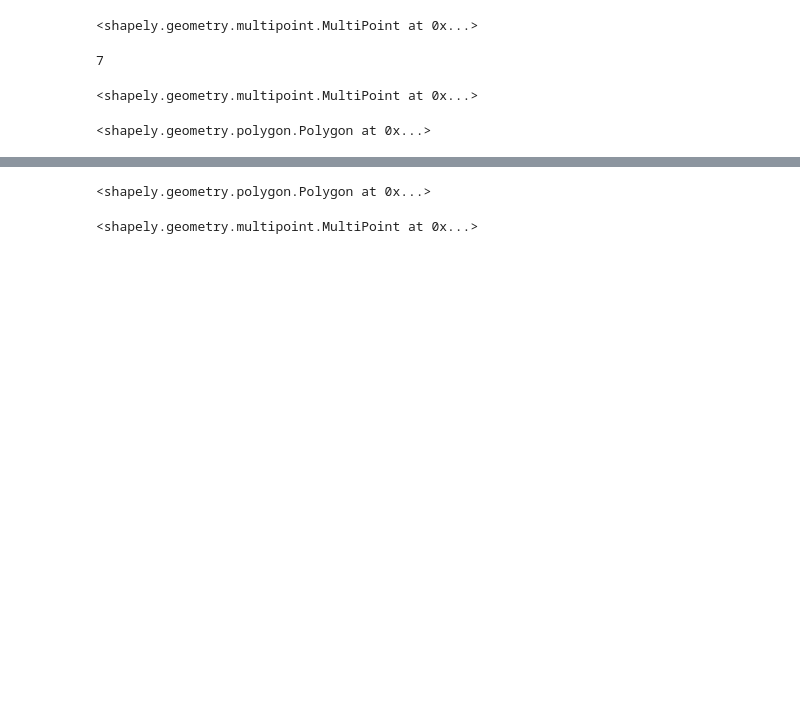
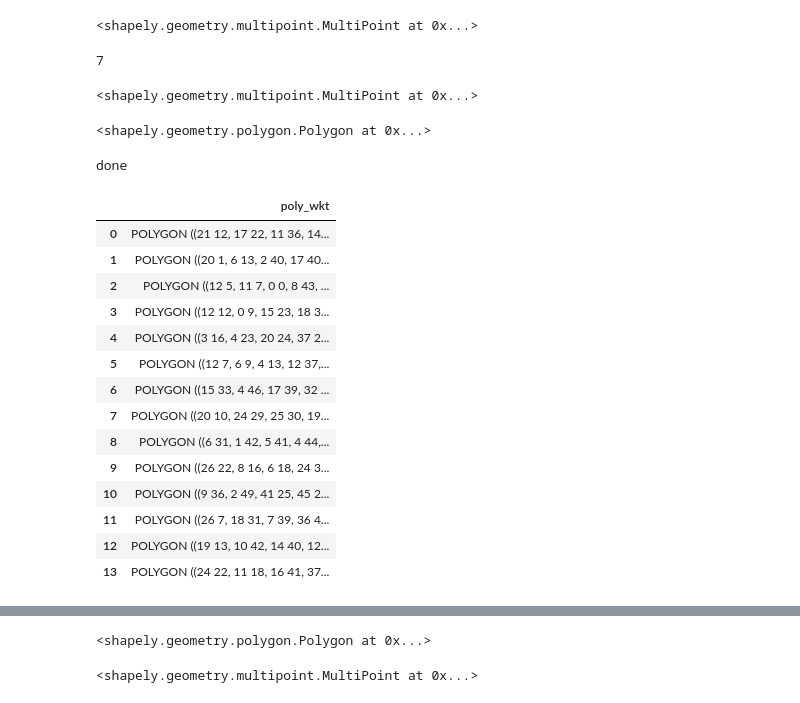
Before and after one commit to 92kns/simple-shapely-simplify-alternative, a Jupyter notebook: sandbox/simplify by interior angles-refactor1.ipynb, the cells around one changed output, grey strips where cells are left out. Saved outputs shown, nothing was run; the diff lists cells and outputs as text; code cells hidden in the pictures; blank space fills up the shorter version.

```diff
--- a/sandbox/simplify by interior angles-refactor1.ipynb
+++ b/sandbox/simplify by interior angles-refactor1.ipynb
@@ -182,0 +198,20 @@ rand_poly.wkt
+# %%
+test_df = update_poly_pickle(rand_poly,return_df=True)
+# test_df
+# %% [output]
+done
+|  | poly_wkt |
+| 0 | POLYGON ((21 12, 17 22, 11 36, 14... |
+| 1 | POLYGON ((20 1, 6 13, 2 40, 17 40... |
+| 2 | POLYGON ((12 5, 11 7, 0 0, 8 43, ... |
+| 3 | POLYGON ((12 12, 0 9, 15 23, 18 3... |
+| 4 | POLYGON ((3 16, 4 23, 20 24, 37 2... |
+| 5 | POLYGON ((12 7, 6 9, 4 13, 12 37,... |
+| 6 | POLYGON ((15 33, 4 46, 17 39, 32 ... |
+| 7 | POLYGON ((20 10, 24 29, 25 30, 19... |
+| 8 | POLYGON ((6 31, 1 42, 5 41, 4 44,... |
+| 9 | POLYGON ((26 22, 8 16, 6 18, 24 3... |
+| 10 | POLYGON ((9 36, 2 49, 41 25, 45 2... |
+| 11 | POLYGON ((26 7, 18 31, 7 39, 36 4... |
+| 12 | POLYGON ((19 13, 10 42, 14 40, 12... |
+| 13 | POLYGON ((24 22, 11 18, 16 41, 37... |
```
Also changed, not shown: parts of 8 cells of this notebook, 1 other file.
